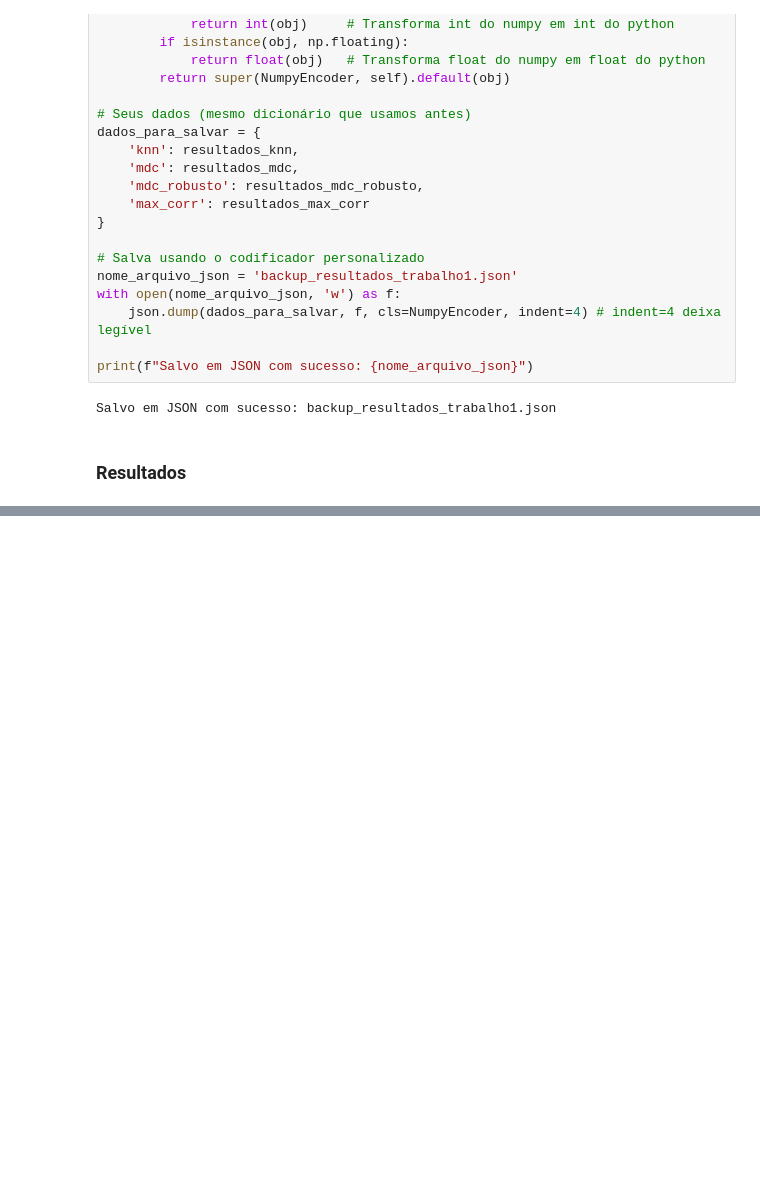
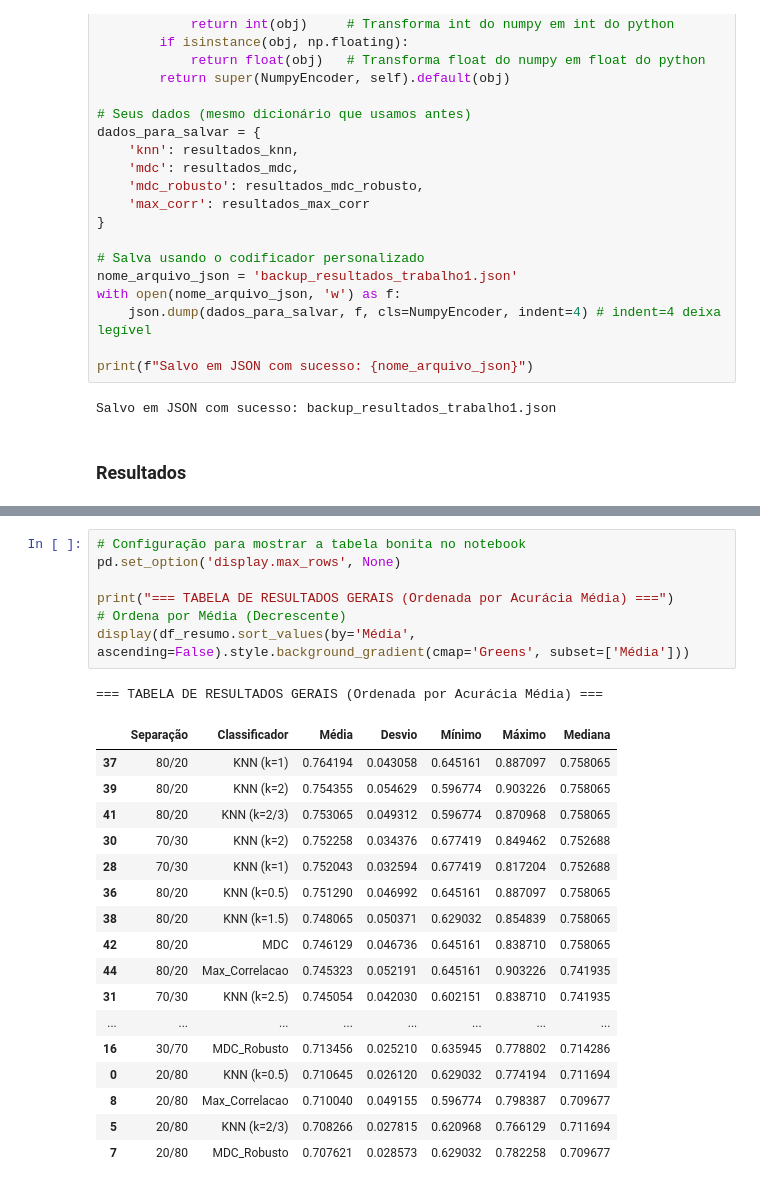
Before and after one commit to LuisFelipeCSouza/reconhecimento-de-padroes, a Jupyter notebook: trabalho-1/vertebral+column/main.ipynb, the cells around one changed output, grey strips where cells are left out. Drawn from its saved outputs; the diff is of its cells as text; blank space fills up the shorter version.

```diff
--- a/trabalho-1/vertebral+column/main.ipynb
+++ b/trabalho-1/vertebral+column/main.ipynb
@@ -920,0 +710,26 @@ Passing `palette` without assigning `hue` is deprecated and will be removed in v
+# %%
+# Configuração para mostrar a tabela bonita no notebook
+pd.set_option('display.max_rows', None)
+
+print("=== TABELA DE RESULTADOS GERAIS (Ordenada por Acurácia Média) ===")
+# Ordena por Média (Decrescente)
+display(df_resumo.sort_values(by='Média', ascending=False).style.background_gradient(cmap='Greens', subset=['Média']))
+# %% [output]
+=== TABELA DE RESULTADOS GERAIS (Ordenada por Acurácia Média) ===
+|  | Separação | Classificador | Média | Desvio | Mínimo | Máximo | Mediana |
+| 37 | 80/20 | KNN (k=1) | 0.764194 | 0.043058 | 0.645161 | 0.887097 | 0.758065 |
+| 39 | 80/20 | KNN (k=2) | 0.754355 | 0.054629 | 0.596774 | 0.903226 | 0.758065 |
+| 41 | 80/20 | KNN (k=2/3) | 0.753065 | 0.049312 | 0.596774 | 0.870968 | 0.758065 |
+| 30 | 70/30 | KNN (k=2) | 0.752258 | 0.034376 | 0.677419 | 0.849462 | 0.752688 |
+| 28 | 70/30 | KNN (k=1) | 0.752043 | 0.032594 | 0.677419 | 0.817204 | 0.752688 |
+| 36 | 80/20 | KNN (k=0.5) | 0.751290 | 0.046992 | 0.645161 | 0.887097 | 0.758065 |
+| 38 | 80/20 | KNN (k=1.5) | 0.748065 | 0.050371 | 0.629032 | 0.854839 | 0.758065 |
+| 42 | 80/20 | MDC | 0.746129 | 0.046736 | 0.645161 | 0.838710 | 0.758065 |
+| 44 | 80/20 | Max_Correlacao | 0.745323 | 0.052191 | 0.645161 | 0.903226 | 0.741935 |
+| 31 | 70/30 | KNN (k=2.5) | 0.745054 | 0.042030 | 0.602151 | 0.838710 | 0.741935 |
+| ... | ... | ... | ... | ... | ... | ... | ... |
+| 16 | 30/70 | MDC_Robusto | 0.713456 | 0.025210 | 0.635945 | 0.778802 | 0.714286 |
+| 0 | 20/80 | KNN (k=0.5) | 0.710645 | 0.026120 | 0.629032 | 0.774194 | 0.711694 |
+| 8 | 20/80 | Max_Correlacao | 0.710040 | 0.049155 | 0.596774 | 0.798387 | 0.709677 |
+| 5 | 20/80 | KNN (k=2/3) | 0.708266 | 0.027815 | 0.620968 | 0.766129 | 0.711694 |
+| 7 | 20/80 | MDC_Robusto | 0.707621 | 0.028573 | 0.629032 | 0.782258 | 0.709677 |
```
Also changed, not shown: parts of 8 cells of this notebook.
